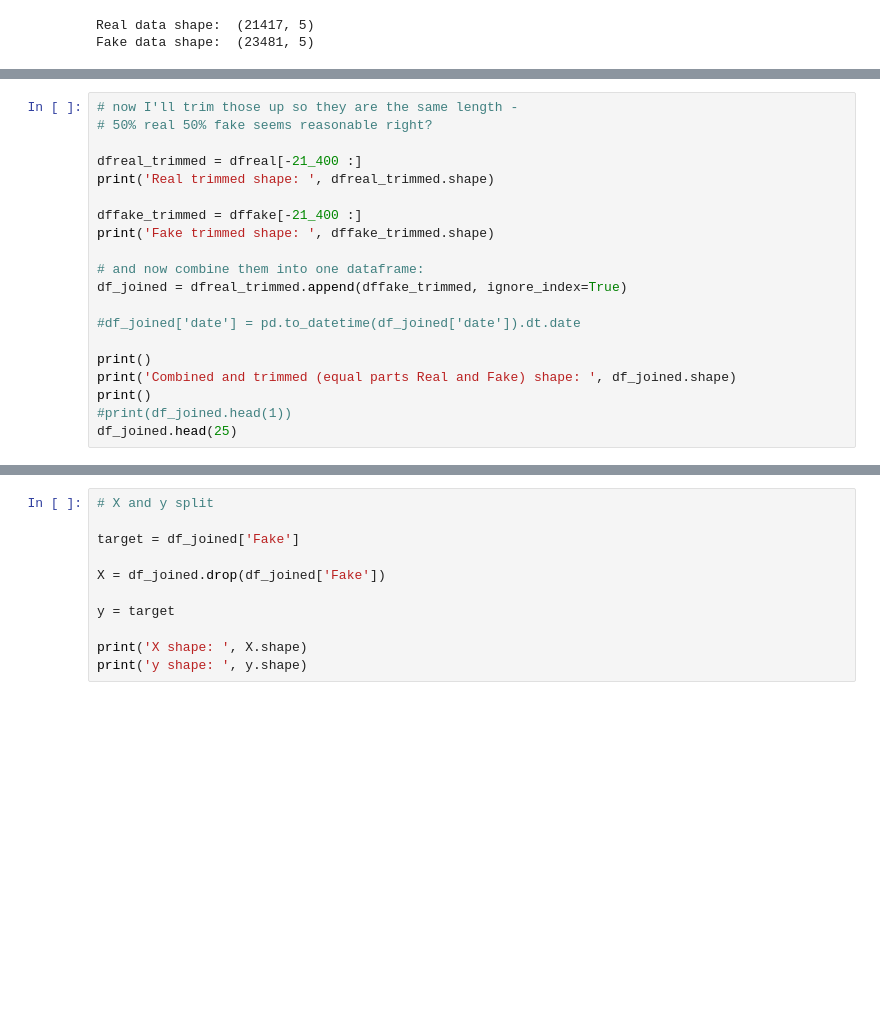
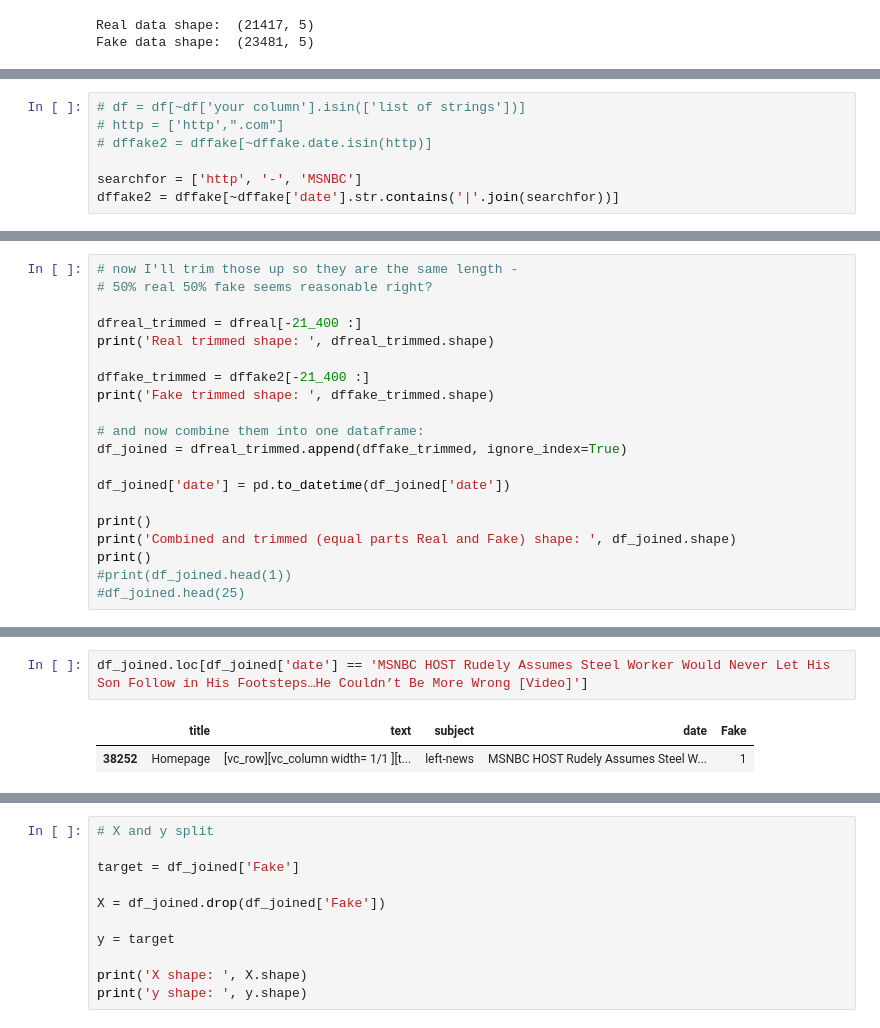
Before and after one commit to StephenSpicer/News_Parsing_DS23_unit02, a Jupyter notebook: unit02/secondworkup.ipynb, the cells around one changed output, grey strips where cells are left out. Saved outputs shown, nothing was run; the diff lists cells and outputs as text; blank space fills up the shorter version.

Commit message:
FINALLY got datetime cleaned of the bad values and merged together

```diff
--- a/unit02/secondworkup.ipynb
+++ b/unit02/secondworkup.ipynb
@@ -44,0 +86,7 @@ Fake data shape:  (23481, 5)
+# %%
+# df = df[~df['your column'].isin(['list of strings'])]
+# http = ['http',".com"]
+# dffake2 = dffake[~dffake.date.isin(http)]
+
+searchfor = ['http', '-', 'MSNBC']
+dffake2 = dffake[~dffake['date'].str.contains('|'.join(searchfor))]
@@ -49,19 +121,19 @@ Fake data shape:  (23481, 5)
 dfreal_trimmed = dfreal[-21_400 :]
 print('Real trimmed shape: ', dfreal_trimmed.shape)
 
-dffake_trimmed = dffake[-21_400 :]
+dffake_trimmed = dffake2[-21_400 :]
 print('Fake trimmed shape: ', dffake_trimmed.shape)
 
 # and now combine them into one dataframe:
 df_joined = dfreal_trimmed.append(dffake_trimmed, ignore_index=True)
 
-#df_joined['date'] = pd.to_datetime(df_joined['date']).dt.date
+df_joined['date'] = pd.to_datetime(df_joined['date'])
 
 print()
 print('Combined and trimmed (equal parts Real and Fake) shape: ', df_joined.shape)
 print()
 #print(df_joined.head(1))
-df_joined.head(25)
+#df_joined.head(25)
 # %% [output]
 Real trimmed shape:  (21400, 5)
 Fake trimmed shape:  (21400, 5)
@@ -102,0 +175,5 @@ Name: date, Length: 2298, dtype: int64
+# %%
+df_joined.loc[df_joined['date'] == 'MSNBC HOST Rudely Assumes Steel Worker Would Never Let His Son Follow in His Footsteps…He Couldn’t Be More Wrong [Video]']
+# %% [output]
+|  | title | text | subject | date | Fake |
+| 38252 | Homepage | [vc_row][vc_column width= 1/1 ][t... | left-news | MSNBC HOST Rudely Assumes Steel W... | 1 |
```
Also changed, not shown: parts of 14 cells of this notebook, 1 other file.
